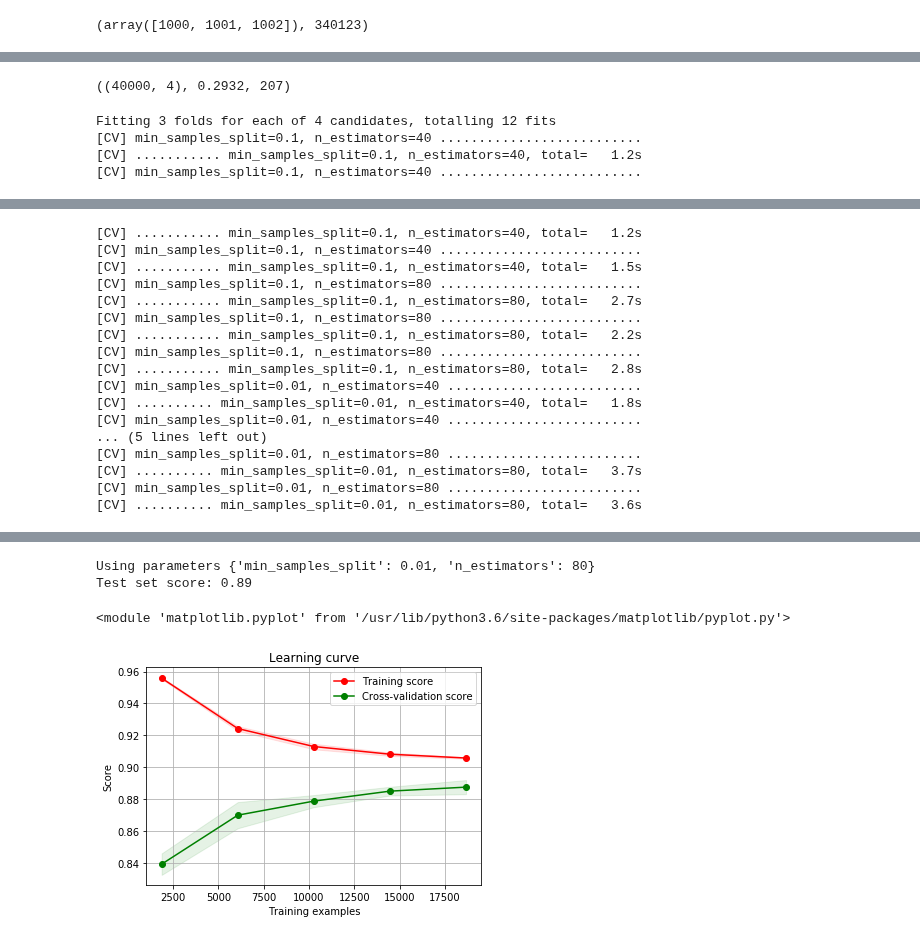
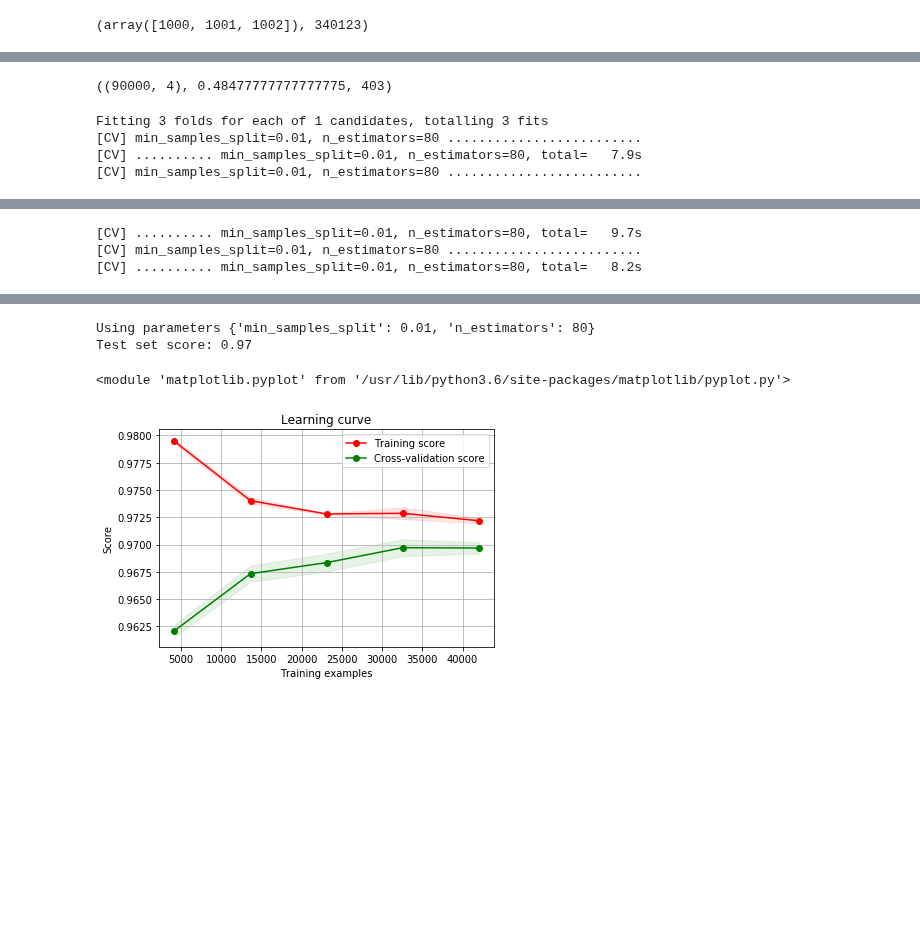
Before and after one commit to jonnor/datascience-master, a Jupyter notebook: trackml/Particles.ipynb, the cells around one changed output, grey strips where cells are left out. Cells and saved outputs as stored; diff of their text form; code cells hidden in the pictures; blank space fills up the shorter version.

```diff
--- a/trackml/Particles.ipynb
+++ b/trackml/Particles.ipynb
@@ -68,7 +41,7 @@ Index(['hit_id', 'x', 'y', 'z', 'volume_id', 'layer_id', 'module_id',
 # %%
 from sklearn.preprocessing import StandardScaler
 
-def single_features(hits):
+def single_features(hits, target=True):
 
     # From DBSCAN benchmark
     # https://www.kaggle.com/mikhailhushchyn/dbscan-benchmark
@@ -83,7 +56,6 @@ def single_features(hits):
 
     nn = StandardScaler().fit_transform([xnorm, ynorm, znorm])
     features = pandas.DataFrame({
-        'particle_id': hits['particle_id'],
         'xnorm': nn[0],
         'ynorm': nn[1],
         'znorm': nn[2],
@@ -92,6 +64,8 @@ def single_features(hits):
     return features
 
 hits = single_features(events)
+#hits.index
+hits['particle_id'] = events['particle_id'].values
 # %%
 # Sample hits for training, a mix of hits from same track and from different
 def make_pairs(df, idcol='particle_id'):
@@ -140,13 +95,13 @@ def sample_pairs(n_particles, n_hits=10, random_state=None):
     samples = pandas.concat(samples)
     return samples
 # %%
-def pair_features(pairs):
+def pair_features(pairs, target=True):
     features = pandas.DataFrame()
 
     # Distance
-    features['xd'] = pairs['xnorm_a'] - pairs['xnorm_b']
-    features['yd'] = pairs['ynorm_a'] - pairs['ynorm_b']
-    features['zd'] = pairs['znorm_a'] - pairs['znorm_b']
+    features['xd'] = numpy.abs(pairs['xnorm_a'] - pairs['xnorm_b'])
+    features['yd'] = numpy.abs(pairs['ynorm_a'] - pairs['ynorm_b'])
+    features['zd'] = numpy.abs(pairs['znorm_a'] - pairs['znorm_b'])
 
     # Position
     #features['xa'] = pairs['xnorm_a']
@@ -154,18 +109,20 @@ def pair_features(pairs):
     #features['za'] = pairs['znorm_a']
 
     # Target
-    features['matches'] = pairs['matches']
+    if target:
+        features['matches'] = pairs['matches']
 
     return features
 
-pairs = sample_pairs(100, random_state=2)
+pairs = sample_pairs(400, random_state=2)
 data = pair_features(pairs)
 data.shape, data.matches.mean(), len(pairs['particle_id_a'].unique())
 
+
 #data[data.matches==False].head(n=2)
 #data[data.matches==True].head(n=2)
 # %% [output]
-((40000, 4), 0.2932, 207)
+((90000, 4), 0.48477777777777775, 403)
 # %%
 #data[['xd', 'yd', 'zd']].groupby(data['matches']).hist(figsize=(16,8), bins=40, alpha=0.8)
 # %%
@@ -243,8 +200,8 @@ metric = 'average_precision'
 
 estimator = RandomForestClassifier()
 parameters = {
-    'n_estimators': [ 40, 80 ],
-    'min_samples_split': [ 0.1, 0.01 ],
+    'n_estimators': [ 80 ],
+    'min_samples_split': [ 0.01 ],
 }
 search = model_selection.GridSearchCV(estimator, parameters, cv=3, verbose=2, scoring=metric)
 search.fit(X_train, Y_train)
@@ -256,7 +213,7 @@ print('Test set score: %.2f' % (score,))
 
 plot_learning_curve(search.best_estimator_, 'Learning curve', X_train, Y_train, metric=metric)
 # %% [output]
-Fitting 3 folds for each of 4 candidates, totalling 12 fits
-[CV] min_samples_split=0.1, n_estimators=40 ..........................
-[CV] ........... min_samples_split=0.1, n_estimators=40, total=   1.2s
-[CV] min_samples_split=0.1, n_estimators=40 ..........................
+Fitting 3 folds for each of 1 candidates, totalling 3 fits
+[CV] min_samples_split=0.01, n_estimators=80 .........................
+[CV] .......... min_samples_split=0.01, n_estimators=80, total=   7.9s
+[CV] min_samples_split=0.01, n_estimators=80 .........................
@@ -264,17 +221,3 @@ Fitting 3 folds for each of 4 candidates, totalling 12 fits
-[CV] ........... min_samples_split=0.1, n_estimators=40, total=   1.2s
-[CV] min_samples_split=0.1, n_estimators=40 ..........................
-[CV] ........... min_samples_split=0.1, n_estimators=40, total=   1.5s
-[CV] min_samples_split=0.1, n_estimators=80 ..........................
-[CV] ........... min_samples_split=0.1, n_estimators=80, total=   2.7s
-[CV] min_samples_split=0.1, n_estimators=80 ..........................
-[CV] ........... min_samples_split=0.1, n_estimators=80, total=   2.2s
-[CV] min_samples_split=0.1, n_estimators=80 ..........................
-[CV] ........... min_samples_split=0.1, n_estimators=80, total=   2.8s
-[CV] min_samples_split=0.01, n_estimators=40 .........................
-[CV] .......... min_samples_split=0.01, n_estimators=40, total=   1.8s
-[CV] min_samples_split=0.01, n_estimators=40 .........................
-... (5 lines left out)
+[CV] .......... min_samples_split=0.01, n_estimators=80, total=   9.7s
 [CV] min_samples_split=0.01, n_estimators=80 .........................
-[CV] .......... min_samples_split=0.01, n_estimators=80, total=   3.7s
-[CV] min_samples_split=0.01, n_estimators=80 .........................
-[CV] .......... min_samples_split=0.01, n_estimators=80, total=   3.6s
+[CV] .......... min_samples_split=0.01, n_estimators=80, total=   8.2s
@@ -282,7 +225,7 @@ Fitting 3 folds for each of 4 candidates, totalling 12 fits
 Using parameters {'min_samples_split': 0.01, 'n_estimators': 80}
-Test set score: 0.89
+Test set score: 0.97
 <module 'matplotlib.pyplot' from '/usr/lib/python3.6/site-packages/matplotlib/pyplot.py'>
-[figure, old version]
+[figure, new version]
 # %%
 cm = metrics.confusion_matrix(search.best_estimator_.predict(X_test), Y_test)
 cm.astype('float') / cm.sum(axis=1)[:, numpy.newaxis]
```
Also changed, not shown: parts of 10 cells of this notebook, 1 other file.
